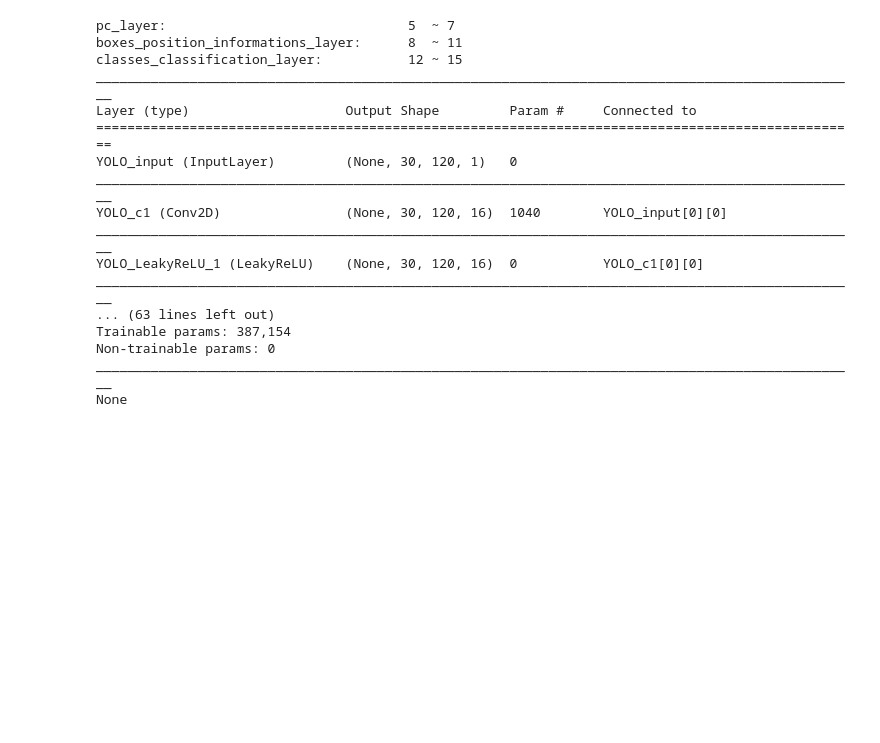
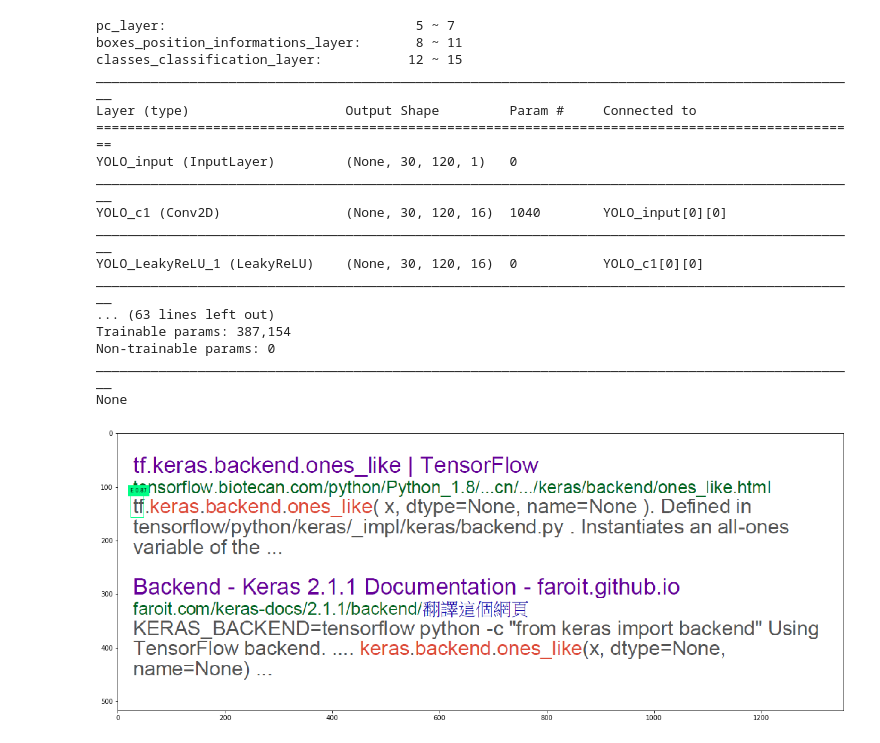
Before and after one commit to kuiyochen/Python_ML_learning, a Jupyter notebook: OCR_test.ipynb, the cells around one changed output. Drawn from its saved outputs; the diff is of its cells as text; code cells hidden in the pictures; blank space fills up the shorter version.

```diff
--- a/OCR_test.ipynb
+++ b/OCR_test.ipynb
@@ -556,3 +610,27 @@ Trainable params: 387,154
 Non-trainable params: 0
 __________________________________________________________________________________________________
 None
+# %%
+
+################################# testing function whether works ############################################
+
+
+# [grid_index_hh, grid_index_ww, single_grid_YOLO_output] output of non_maximum_suppression
+# [rect_already_to_crop_in_original_image, the_probability_in_class, class_index] output of translate_boxes_format_from_YOLO
+grid_index_hh = 0
+grid_index_ww = 10
+single_grid_YOLO_output = np.zeros(1 + 2 + total_classes_number)
+single_grid_YOLO_output[0] = 0.66
+single_grid_YOLO_output[1] = 0.5
+single_grid_YOLO_output[2] = 15.5
+single_grid_YOLO_output[3 + 30] = 0.87
+YOLO_boxes_list = [[grid_index_hh, grid_index_ww, single_grid_YOLO_output]]
+rect_already_to_crop_in_original_image, the_probability_in_class, class_index = translate_boxes_format_from_YOLO(
+    YOLO_boxes_list,
+    line_start_coordinate = 110, segement_index = 0, grid_size = (1, 120 // 6), line_normalize_ratio = 1.5,
+    segements_hh = 30, segements_ww = 120, segements_overlapping_ww = 20)[0]
+plot_boundind_boxes_with_labels(mpimg.imread("image_test/line_test_4.png"), labels,
+                                *[[rect_already_to_crop_in_original_image, the_probability_in_class, class_index]],
+                                fontsize = 8, figsize = (20, 20))
+# %% [output]
+[figure, added]
```
Also changed, not shown: parts of 3 cells of this notebook.
